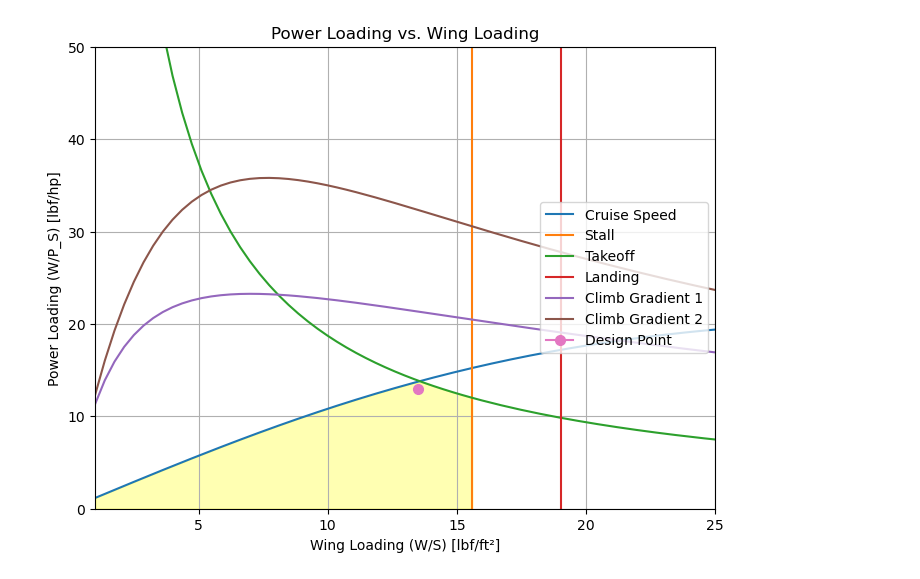
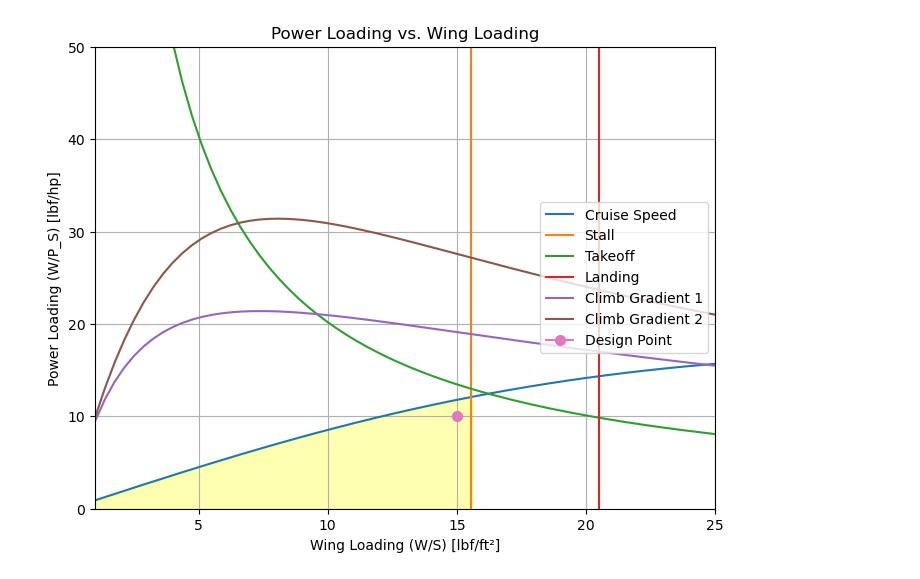
Before and after one commit to VaishnaviK003/Group9-EAE-130-A-B-UCDavis-2025-GatewayToBlueSkies, a Jupyter notebook: A4_CDR_Powertrain.ipynb, the cells around one changed output. Drawn from its saved outputs; the diff is of its cells as text; code cells hidden in the pictures.

```diff
--- a/A4_CDR_Powertrain.ipynb
+++ b/A4_CDR_Powertrain.ipynb
@@ -4,13 +4,18 @@
 
 import numpy as np
 import matplotlib.pyplot as plt
+def density_calc(T_dev, height):
+    T = 59 + T_dev - (0.00356 * height)
+    p = 2116 * (((T + 459.7) / 518.6)**(5.256))
+    rho = p / (1718 * (T + 459.7))
+    return rho
+rho = density_calc(0, 0)
 
-rho = 0.00238 # slugs/ft^3 - rho is the seal level standard value - Raymer's pg. 131
 cL_max_takeoff = 1.9 # CHECK #float(input("Enter the cL_max of the wing: ")) #Needs to be approximated based on historical data
 cL_max_cruise = 2.0 # CHECK
 cL_max_landing = 1.7 # CHECK
 V_stall = 52 * 1.688# ft/s approximation - stall speed of a small aircraft # np.sqrt((2 * W_0) / (rho * S_ref * cL_max)) #float(input("Enter the stall velocity (ft/s): "))
-eff_clean = 0.825
+eff_clean = 0.7156
 A = 0.74  # Regression constants from Martin's Metabook which cites it from Raymer (2006, Table 3.1)
 C = -0.03
 
@@ -20,7 +25,7 @@ b = 8.134
 discriminant = b**2 - 4*a*(-s_to)
 top23 = (-b + np.sqrt(discriminant)) / (2*a)
 
-rho_condition = 0.0023672 # at 200 ft - altitude  #float(input("Enter the air density expected at the field (slug/ft^3): "))
+rho_condition = density_calc(30, 6000) # at 200 ft - altitude  #float(input("Enter the air density expected at the field (slug/ft^3): "))
 # Metabook pg. 38
 # Stating the weight of the payload and crew member
 weight_crew = 180  # lbs - from lecture slides
@@ -29,10 +34,10 @@ weight_payload = 2000  # lbs - from RFP
 Range = 600  # nmi - from RFP "range is the distance flown - use for cruise" lec03
 Endurance = 30 / 60  # 30 min -> 0.5 hr from RFP "endurance is the time flown - use for loiter" lec03
 c = 0.595  # Updated units for clarity
-velocity = 250 * 1.69  # knots to ft/s - maximum operational speed - from RFP
+velocity = 250 * 1.688  # knots to ft/s - maximum operational speed - from RFP
 
 # Initial TOGW Estimate and Iteration Setup
-W0 = 8000  # lbs - initial guess for the empty weight
+W0 = 9000  # lbs - initial guess for the empty weight
 tol = 1e-6  # setting the convergence tolerance
 delta = 2 * tol  # setting a value greater than the tolerance for iteration purposes
 #list_W0 = []  # creating an empty list to store W0 guesses to plot convergence
@@ -51,9 +56,7 @@ AR = 60 / 7 # NEED TO UPDATE FOR DESIGN 3 ####
 
 W_0 = 8550 # Design 3
 S_ref = 60 * 7
-c = 1.0447 # Source - Gama
-d = 0.5326 # Source - Gama
-S_wet = (10 ** c) * (W_0 ** d)
+S_wet = 1761.696
 
 S_wet_S_ref =  S_wet / S_ref
 c_f = 0.0055
@@ -234,32 +237,32 @@ for i in range(len(WS_range)):
 
 
 
 #plt.plot(WS_range, WP, label= "trial1")
 #plt.plot(WS_range, 1/PW_cruise, label=f'Cruise Speed (previous)', linestyle='--')
 plt.plot(WS_range, cruise_gear_turbine_shaft, label=f'Cruise Speed')
 plt.plot(SW_stall, np.linspace(0, 300, len(WS_range)), label=f'Stall')
 #plt.plot(WS_range, 1/PW_takeoff, label=f'Takeoff (previous)', linestyle='--')
 plt.plot(WS_range, takeoff_gear_turbine_shaft, label=f'Takeoff')
 plt.plot(WS_landing, np.linspace(0, 300, len(WS_range)), label=f'Landing')
 #plt.plot(WS_range, 1/(climb2), label=f'Climb Gradient 1 (previous)', linestyle='--')
 plt.plot(WS_range, climb2_gear_turbine_shaft, label=f'Climb Gradient 1')
 #plt.plot(WS_range, 1/ (climb4), label=f'Climb Gradient 2 (previous)', linestyle='--')
 plt.plot(WS_range, climb4_gear_turbine_shaft, label=f'Climb Gradient 2')
-plt.plot(13.5, 13, label='Design Point', marker = "o", markersize = 7)
+plt.plot(15, 10, label='Design Point', marker = "o", markersize = 7)
 
 # Shading the region
 y4 = np.minimum((cruise_gear_turbine_shaft), (takeoff_gear_turbine_shaft))
 plt.fill_between((WS_range[:40]), 0, y4[:40], color='yellow', alpha=0.3)
 
 plt.xlim(1, 25)
 plt.ylim(0, 50)
 
 # Labels and legend
 plt.xlabel("Wing Loading (W/S) [lbf/ft²]")
 plt.ylabel("Power Loading (W/P_S) [lbf/hp]")
 plt.title("Power Loading vs. Wing Loading")
 plt.legend(loc = "right")
 plt.grid(True)
 plt.show()
 # %% [output]
-[figure, old version]
+[figure, new version]
```
Also changed, not shown: 2 other files.
